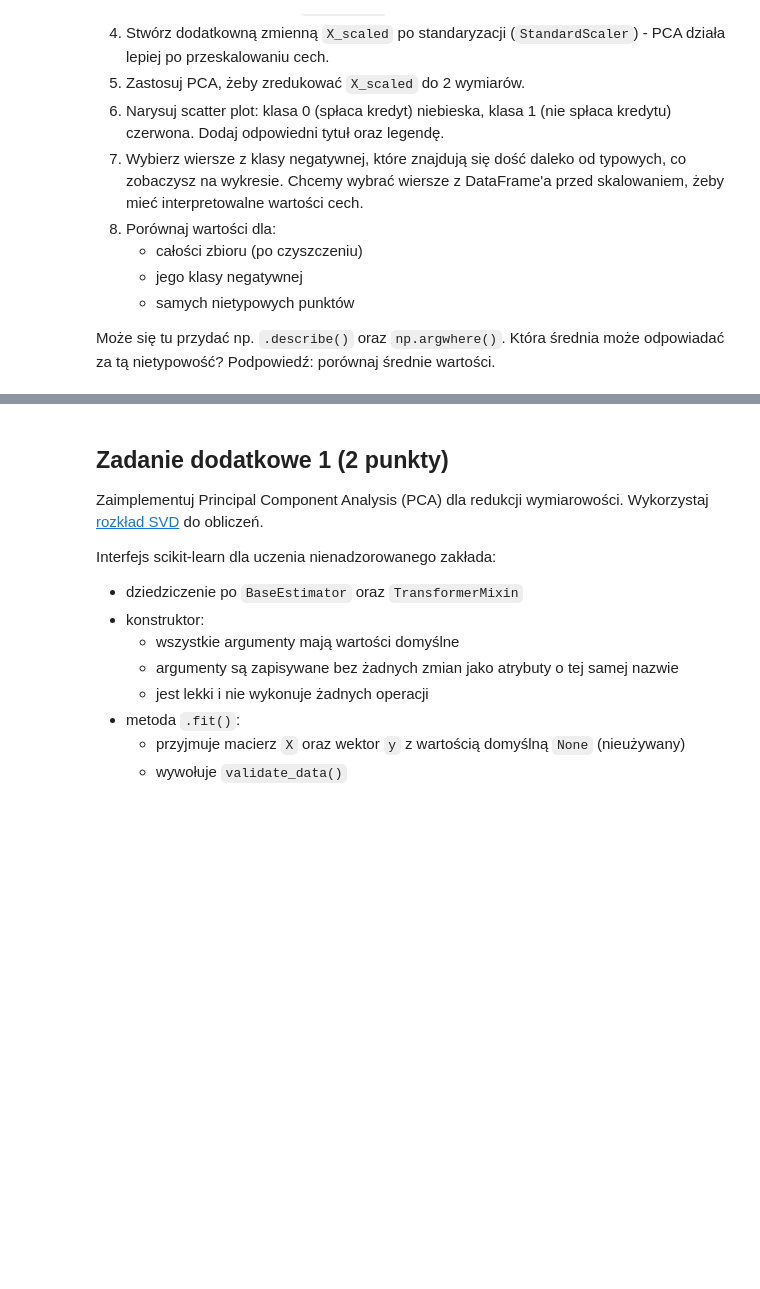
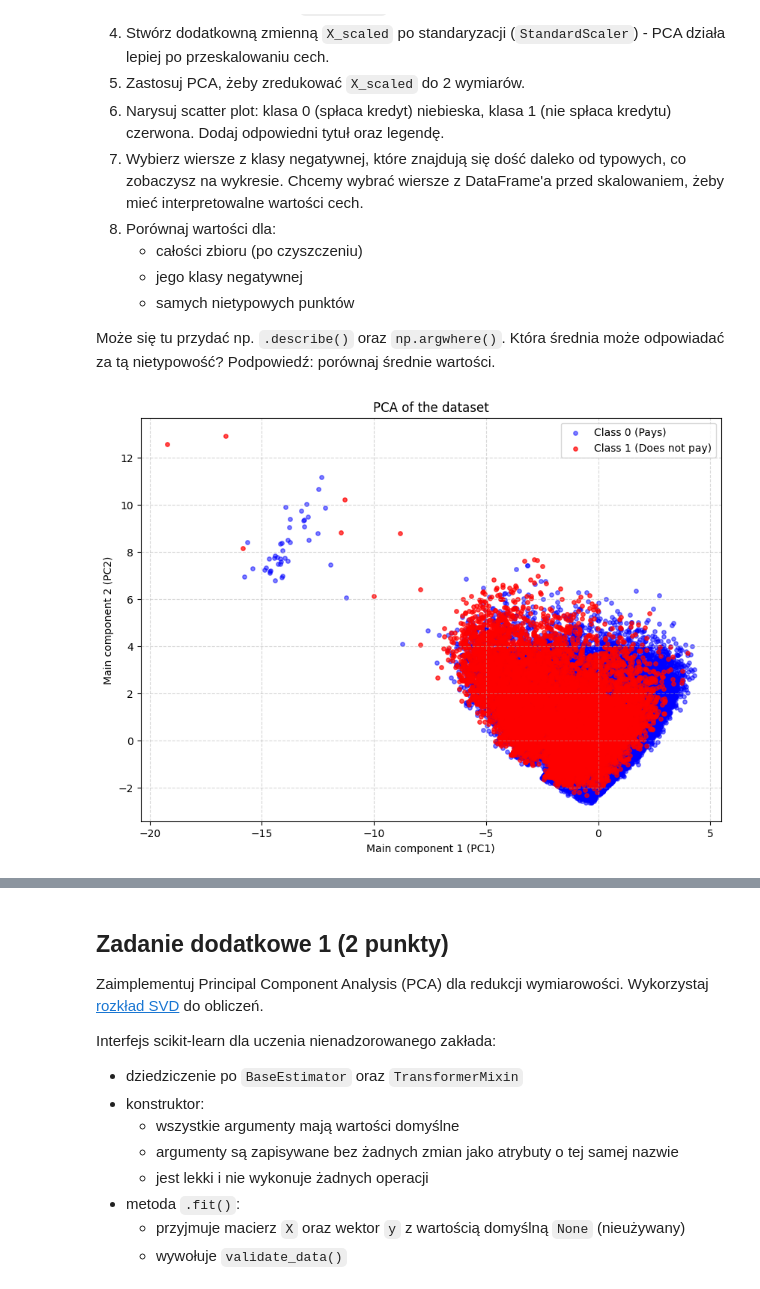
Before and after one commit to AdrianGlanowski/PUM, a Jupyter notebook: lab6/notebook.ipynb, the cells around one changed output, grey strips where cells are left out. Drawn from its saved outputs; the diff is of its cells as text; code cells hidden in the pictures; blank space fills up the shorter version.

```diff
--- a/lab6/notebook.ipynb
+++ b/lab6/notebook.ipynb
@@ -559,3 +857,84 @@ Takie wykresy są często nieco bardziej informatywne w przypadku klasyfikacji,
    - samych nietypowych punktów
 
 Może się tu przydać np. `.describe()` oraz `np.argwhere()`. Która średnia może odpowiadać za tą nietypowość? Podpowiedź: porównaj średnie wartości.
+# %%
+import matplotlib.pyplot as plt
+import numpy as np
+import pandas as pd
+from feature_engine.outliers import OutlierTrimmer, Winsorizer
+from sklearn.decomposition import PCA
+from sklearn.impute import SimpleImputer
+from sklearn.preprocessing import StandardScaler
+
+
+df = pd.read_parquet("give_me_some_credit_data.parquet")
+
+
+y = df.pop("SeriousDlqin2yrs")
+X = df
+
+
+imputer = SimpleImputer(strategy="median")
+X_imputed = pd.DataFrame(imputer.fit_transform(X))
+
+trimmer = OutlierTrimmer(capping_method="gaussian", tail="right")
+X_trimmed = trimmer.fit_transform(X_imputed, y)
+
+y_trimmed = y.iloc[X_trimmed.index].reset_index(drop=True)
+X_trimmed = X_trimmed.reset_index(drop=True)
+
+winsorizer = Winsorizer(capping_method="gaussian", tail="right")
+X_clean = winsorizer.fit_transform(X_trimmed)
+
+scaler = StandardScaler()
+X_scaled = scaler.fit_transform(X_clean)
+
+
+pca_scaled = PCA(n_components=2, random_state=0)
+X_pca = pca_scaled.fit_transform(X_scaled)
+
+plt.figure(figsize=(10, 7))
+plt.scatter(
+    X_pca.iloc[(y_trimmed == 0).values, 0],
+    X_pca.iloc[(y_trimmed == 0).values, 1],
+    color="blue",
+    alpha=0.5,
+    label="Class 0 (Pays)",
+    s=15,
+)
+
+plt.scatter(
+    X_pca.iloc[(y_trimmed == 1).values, 0],
+    X_pca.iloc[(y_trimmed == 1).values, 1],
+    color="red",
+    alpha=0.7,
+    label="Class 1 (Does not pay)",
+    s=15,
+)
+
+plt.title("PCA of the dataset")
+plt.xlabel("Main component 1 (PC1)")
+plt.ylabel("Main component 2 (PC2)")
+plt.legend()
+plt.grid(True, linestyle="--", alpha=0.5)
+plt.show()
+
+
+X_pca = X_pca.values
+outlier_index = np.argwhere((X_pca[:, 0] > 4) & (y_trimmed == 0)).flatten()
+
+averages = pd.DataFrame(
+    {
+        "Whole dataset (clean)": X_clean.mean(),
+        "Negative class (y=0)": X_clean[y_trimmed == 0].mean(),
+        "Outliers (y=0)": X_clean.iloc[outlier_index].mean(),
+    }
+)
+
+print("AVERAGES")
+print(averages)
+
+print("OUTLIERS")
+print(X_clean.iloc[outlier_index].describe())
+# %% [output]
+[figure, added]
```
Also changed, not shown: parts of 23 cells of this notebook.
